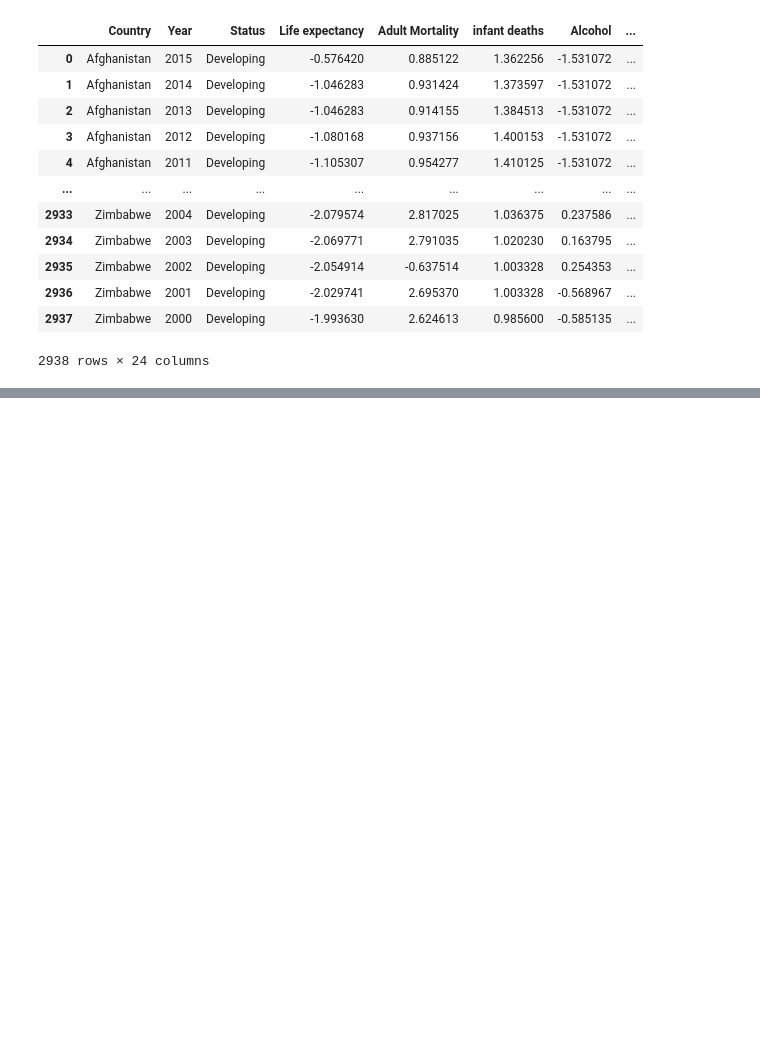
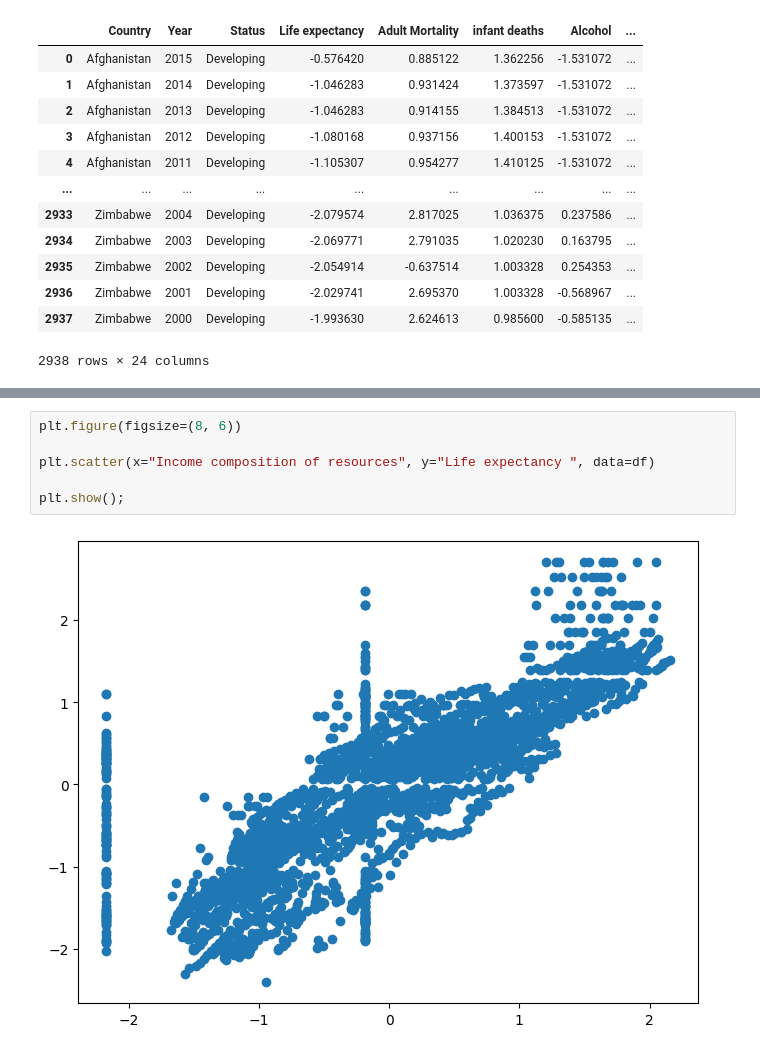
Before and after one commit to Rahafzsh/LifeExpectancyAnalysis, a Jupyter notebook: PreProcessingData.ipynb, the cells around one changed output, grey strips where cells are left out. Cells and saved outputs as stored; diff of their text form; blank space fills up the shorter version.

```diff
--- a/PreProcessingData.ipynb
+++ b/PreProcessingData.ipynb
@@ -246,0 +284,8 @@ plt.show();
+# %%
+plt.figure(figsize=(8, 6))
+
+plt.scatter(x="Income composition of resources", y="Life expectancy ", data=df)
+
+plt.show();
+# %% [output]
+[figure, added]
```
Also changed, not shown: parts of 8 cells of this notebook.
